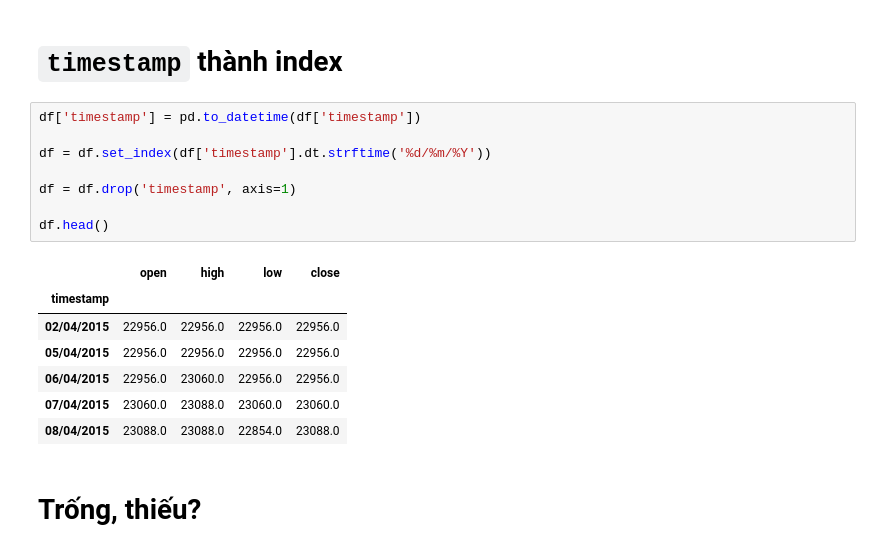
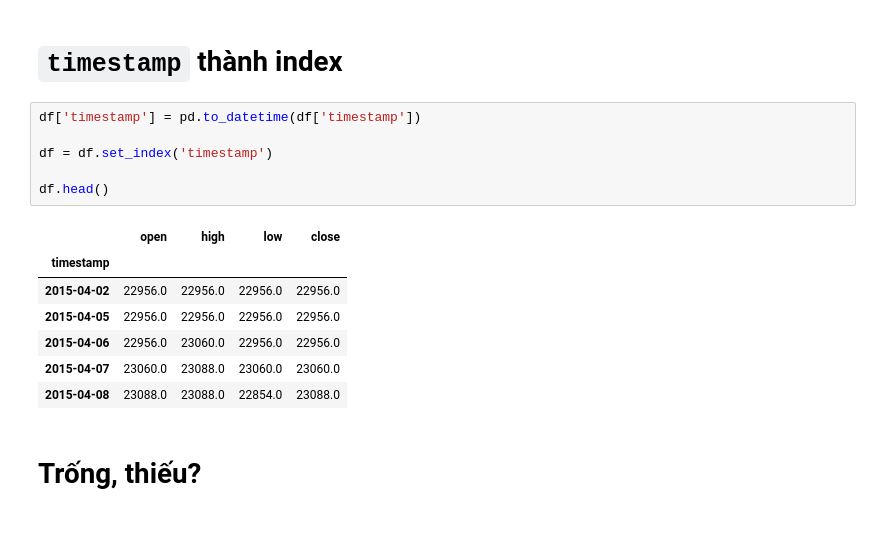
Before and after one commit to nggiang63/eur-vnd-exchange-rate, a Jupyter notebook: notebooks/eda_and_preprocessing.ipynb, the cells around one changed output. Cells and saved outputs as stored; diff of their text form.

```diff
--- a/notebooks/eda_and_preprocessing.ipynb
+++ b/notebooks/eda_and_preprocessing.ipynb
@@ -19,19 +23,17 @@ df.head()
 # %%
 df['timestamp'] = pd.to_datetime(df['timestamp'])
 
-df = df.set_index(df['timestamp'].dt.strftime('%d/%m/%Y'))
-
-df = df.drop('timestamp', axis=1)
+df = df.set_index('timestamp')
 
 df.head()
 # %% [output]
 |  | open | high | low | close |
 | timestamp |  |  |  |  |
-| 02/04/2015 | 22956.0 | 22956.0 | 22956.0 | 22956.0 |
-| 05/04/2015 | 22956.0 | 22956.0 | 22956.0 | 22956.0 |
-| 06/04/2015 | 22956.0 | 23060.0 | 22956.0 | 22956.0 |
-| 07/04/2015 | 23060.0 | 23088.0 | 23060.0 | 23060.0 |
-| 08/04/2015 | 23088.0 | 23088.0 | 22854.0 | 23088.0 |
+| 2015-04-02 | 22956.0 | 22956.0 | 22956.0 | 22956.0 |
+| 2015-04-05 | 22956.0 | 22956.0 | 22956.0 | 22956.0 |
+| 2015-04-06 | 22956.0 | 23060.0 | 22956.0 | 22956.0 |
+| 2015-04-07 | 23060.0 | 23088.0 | 23060.0 | 23060.0 |
+| 2015-04-08 | 23088.0 | 23088.0 | 22854.0 | 23088.0 |
 # %% [markdown]
 # **Trống, thiếu?**
 # %% [markdown]
```
Also changed, not shown: parts of 17 cells of this notebook, 1 other file.
